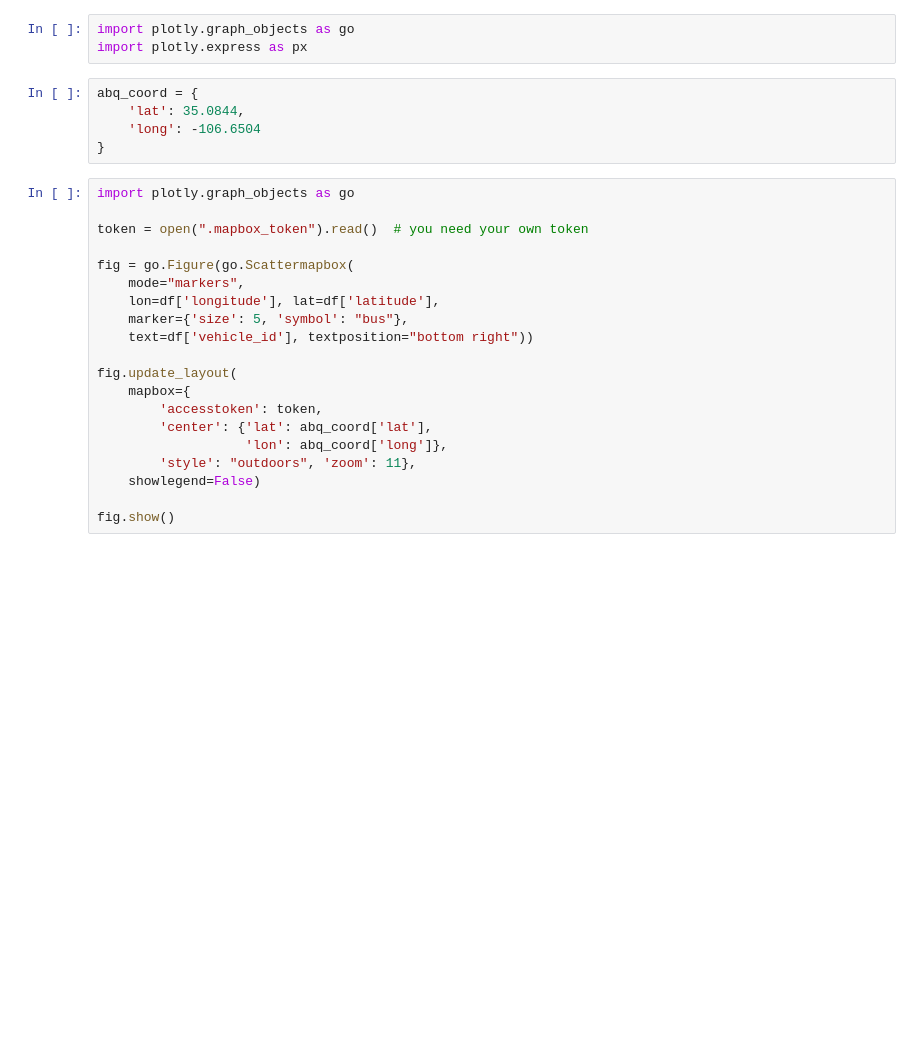
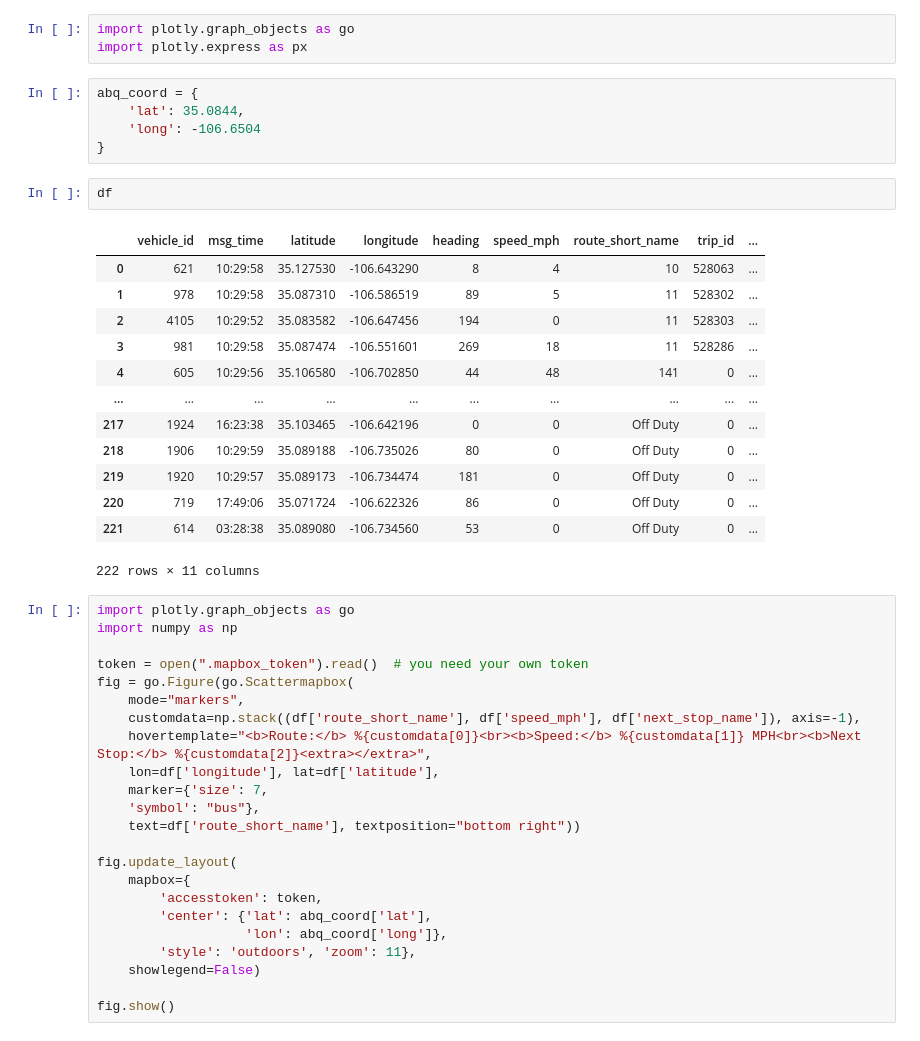
Before and after one commit to austin-smith-abq/Code, a Jupyter notebook: ABQ Bus Data.ipynb, the cells around one changed output. Saved outputs shown, nothing was run; the diff lists cells and outputs as text; blank space fills up the shorter version.

Commit message:
Styling bus routes

```diff
--- a/ABQ Bus Data.ipynb
+++ b/ABQ Bus Data.ipynb
@@ -18,23 +18,42 @@ abq_coord = {
     'lat': 35.0844,
     'long': -106.6504
 }
+# %%
+df
+# %% [output]
+|  | vehicle_id | msg_time | latitude | longitude | heading | speed_mph | route_short_name | trip_id | ... |
+| 0 | 621 | 10:29:58 | 35.127530 | -106.643290 | 8 | 4 | 10 | 528063 | ... |
+| 1 | 978 | 10:29:58 | 35.087310 | -106.586519 | 89 | 5 | 11 | 528302 | ... |
+| 2 | 4105 | 10:29:52 | 35.083582 | -106.647456 | 194 | 0 | 11 | 528303 | ... |
+| 3 | 981 | 10:29:58 | 35.087474 | -106.551601 | 269 | 18 | 11 | 528286 | ... |
+| 4 | 605 | 10:29:56 | 35.106580 | -106.702850 | 44 | 48 | 141 | 0 | ... |
+| ... | ... | ... | ... | ... | ... | ... | ... | ... | ... |
+| 217 | 1924 | 16:23:38 | 35.103465 | -106.642196 | 0 | 0 | Off Duty | 0 | ... |
+| 218 | 1906 | 10:29:59 | 35.089188 | -106.735026 | 80 | 0 | Off Duty | 0 | ... |
+| 219 | 1920 | 10:29:57 | 35.089173 | -106.734474 | 181 | 0 | Off Duty | 0 | ... |
+| 220 | 719 | 17:49:06 | 35.071724 | -106.622326 | 86 | 0 | Off Duty | 0 | ... |
+| 221 | 614 | 03:28:38 | 35.089080 | -106.734560 | 53 | 0 | Off Duty | 0 | ... |
+222 rows × 11 columns
 # %%
 import plotly.graph_objects as go
+import numpy as np
 
 token = open(".mapbox_token").read()  # you need your own token
-
 fig = go.Figure(go.Scattermapbox(
     mode="markers",
+    customdata=np.stack((df['route_short_name'], df['speed_mph'], df['next_stop_name']), axis=-1),
+    hovertemplate="<b>Route:</b> %{customdata[0]}<br><b>Speed:</b> %{customdata[1]} MPH<br><b>Next Stop:</b> %{customdata[2]}<extra></extra>",
     lon=df['longitude'], lat=df['latitude'],
-    marker={'size': 5, 'symbol': "bus"},
-    text=df['vehicle_id'], textposition="bottom right"))
+    marker={'size': 7,
+    'symbol': "bus"},
+    text=df['route_short_name'], textposition="bottom right"))
 
 fig.update_layout(
     mapbox={
         'accesstoken': token,
         'center': {'lat': abq_coord['lat'],
                    'lon': abq_coord['long']},
-        'style': "outdoors", 'zoom': 11},
+        'style': 'outdoors', 'zoom': 11},
     showlegend=False)
 
 fig.show()
```
Also changed, not shown: parts of 1 cell of this notebook.
